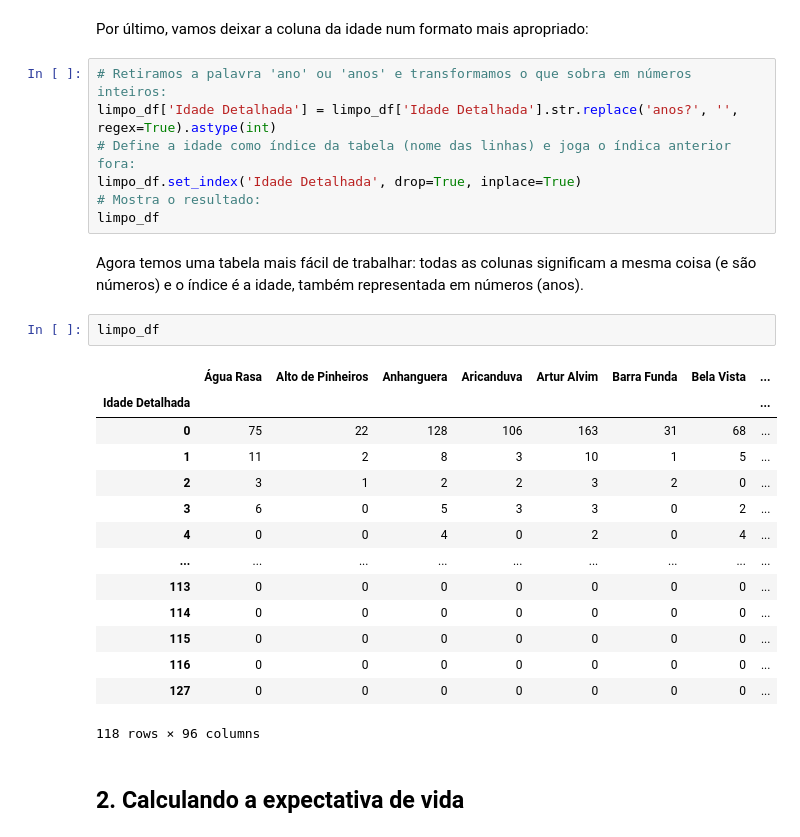
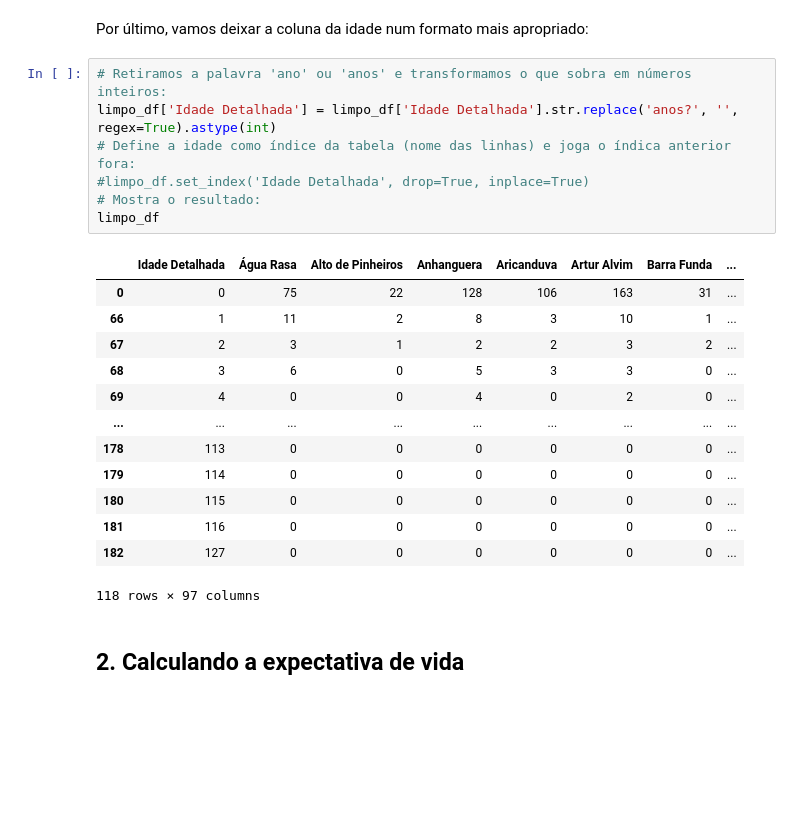
Before and after one commit to tecMTST/tutorial-de-dados, a Jupyter notebook: 99-incompletos/expectativa-de-vida/10_expectativa-vida_distritos-SP.ipynb, the cells around one changed output. Saved outputs shown, nothing was run; the diff lists cells and outputs as text; blank space fills up the shorter version.

```diff
--- a/99-incompletos/expectativa-de-vida/10_expectativa-vida_distritos-SP.ipynb
+++ b/99-incompletos/expectativa-de-vida/10_expectativa-vida_distritos-SP.ipynb
@@ -184,29 +184,24 @@ Por último, vamos deixar a coluna da idade num formato mais apropriado:
 # %%
 # Retiramos a palavra 'ano' ou 'anos' e transformamos o que sobra em números inteiros:
 limpo_df['Idade Detalhada'] = limpo_df['Idade Detalhada'].str.replace('anos?', '', regex=True).astype(int)
 # Define a idade como índice da tabela (nome das linhas) e joga o índica anterior fora:
-limpo_df.set_index('Idade Detalhada', drop=True, inplace=True)
+#limpo_df.set_index('Idade Detalhada', drop=True, inplace=True)
 # Mostra o resultado:
 limpo_df
+# %% [output]
+|  | Idade Detalhada | Água Rasa | Alto de Pinheiros | Anhanguera | Aricanduva | Artur Alvim | Barra Funda | ... |
+| 0 | 0 | 75 | 22 | 128 | 106 | 163 | 31 | ... |
+| 66 | 1 | 11 | 2 | 8 | 3 | 10 | 1 | ... |
+| 67 | 2 | 3 | 1 | 2 | 2 | 3 | 2 | ... |
+| 68 | 3 | 6 | 0 | 5 | 3 | 3 | 0 | ... |
+| 69 | 4 | 0 | 0 | 4 | 0 | 2 | 0 | ... |
+| ... | ... | ... | ... | ... | ... | ... | ... | ... |
+| 178 | 113 | 0 | 0 | 0 | 0 | 0 | 0 | ... |
+| 179 | 114 | 0 | 0 | 0 | 0 | 0 | 0 | ... |
+| 180 | 115 | 0 | 0 | 0 | 0 | 0 | 0 | ... |
+| 181 | 116 | 0 | 0 | 0 | 0 | 0 | 0 | ... |
+| 182 | 127 | 0 | 0 | 0 | 0 | 0 | 0 | ... |
+118 rows × 97 columns
-# %% [markdown]
-Agora temos uma tabela mais fácil de trabalhar: todas as colunas significam a mesma coisa (e são números) e o índice é a idade, também representada em números (anos).
-# %%
-limpo_df
-# %% [output]
-|  | Água Rasa | Alto de Pinheiros | Anhanguera | Aricanduva | Artur Alvim | Barra Funda | Bela Vista | ... |
-| Idade Detalhada |  |  |  |  |  |  |  | ... |
-| 0 | 75 | 22 | 128 | 106 | 163 | 31 | 68 | ... |
-| 1 | 11 | 2 | 8 | 3 | 10 | 1 | 5 | ... |
-| 2 | 3 | 1 | 2 | 2 | 3 | 2 | 0 | ... |
-| 3 | 6 | 0 | 5 | 3 | 3 | 0 | 2 | ... |
-| 4 | 0 | 0 | 4 | 0 | 2 | 0 | 4 | ... |
-| ... | ... | ... | ... | ... | ... | ... | ... | ... |
-| 113 | 0 | 0 | 0 | 0 | 0 | 0 | 0 | ... |
-| 114 | 0 | 0 | 0 | 0 | 0 | 0 | 0 | ... |
-| 115 | 0 | 0 | 0 | 0 | 0 | 0 | 0 | ... |
-| 116 | 0 | 0 | 0 | 0 | 0 | 0 | 0 | ... |
-| 127 | 0 | 0 | 0 | 0 | 0 | 0 | 0 | ... |
-118 rows × 96 columns
 # %% [markdown]
 ## 2. Calculando a expectativa de vida
 # %%
```
Also changed, not shown: parts of 17 cells of this notebook, 17 other files.
